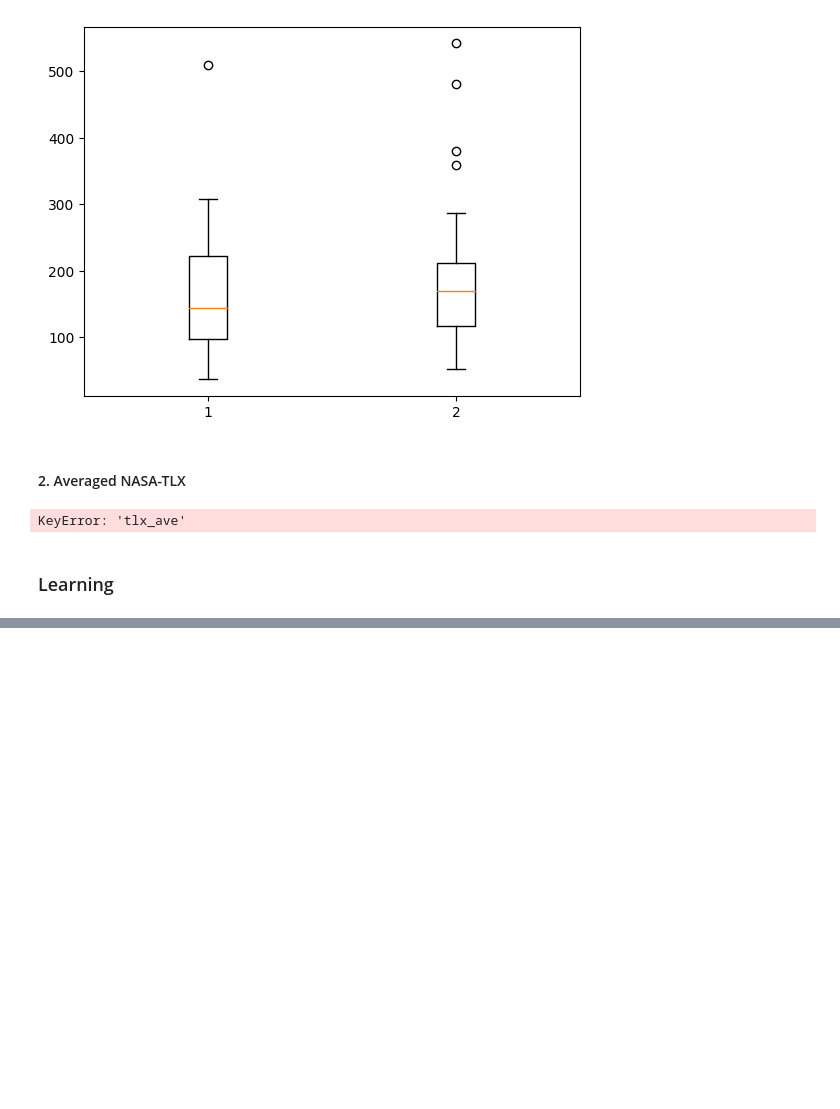
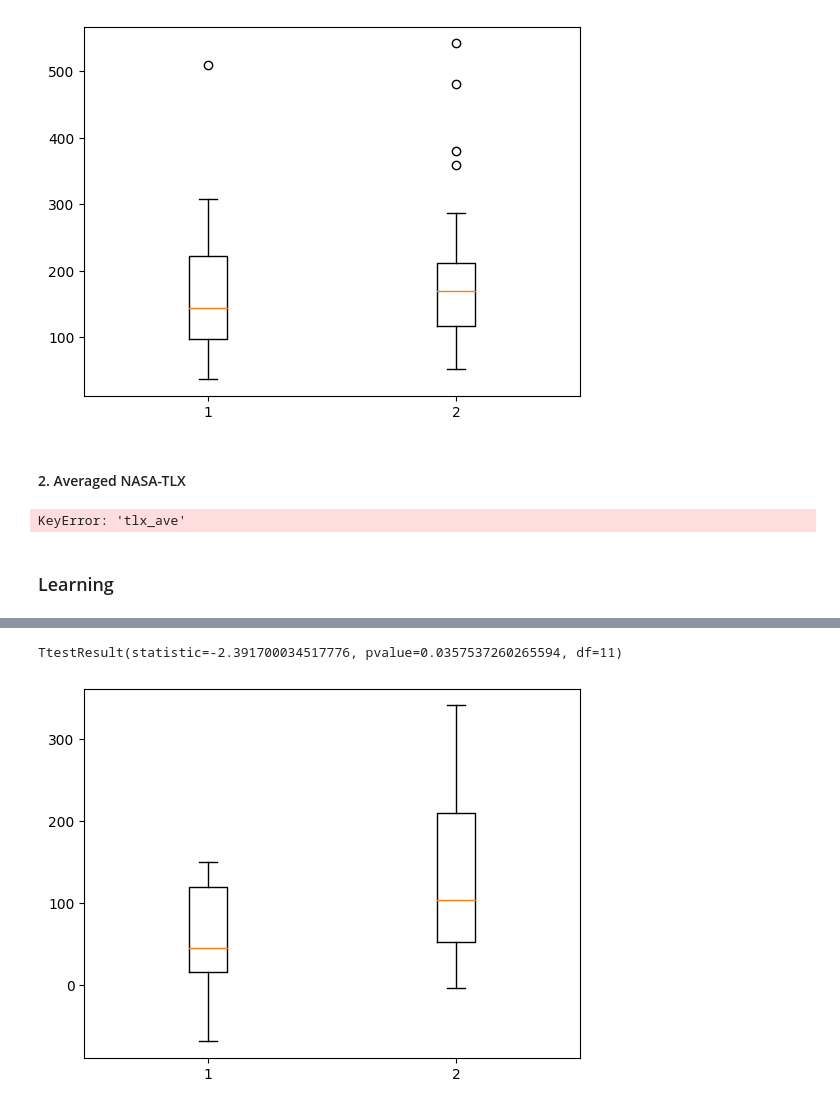
Before and after one commit to mpan31415/robot-x-ar, a Jupyter notebook: study2/data/task_performance/plot.ipynb, the cells around one changed output, grey strips where cells are left out. Saved outputs shown, nothing was run; the diff lists cells and outputs as text; code cells hidden in the pictures; blank space fills up the shorter version.

```diff
--- a/study2/data/task_performance/plot.ipynb
+++ b/study2/data/task_performance/plot.ipynb
@@ -88,0 +89,12 @@ TtestResult(statistic=-4.695935940714039, pvalue=0.0006544350269769037, df=11)
+# %%
+viz_first_list = learning_df[learning_df['cond_order']=="viz_first"]['time_diff_order'].tolist()
+none_first_list = learning_df[learning_df['cond_order']=="none_first"]['time_diff_order'].tolist()
+
+res = ttest_rel(viz_first_list, none_first_list)
+print(res)
+
+plt.boxplot([viz_first_list, none_first_list])
+plt.show()
+# %% [output]
+TtestResult(statistic=-2.391700034517776, pvalue=0.0357537260265594, df=11)
+[figure, added]
```
Also changed, not shown: parts of 2 cells of this notebook, 13 other files.
